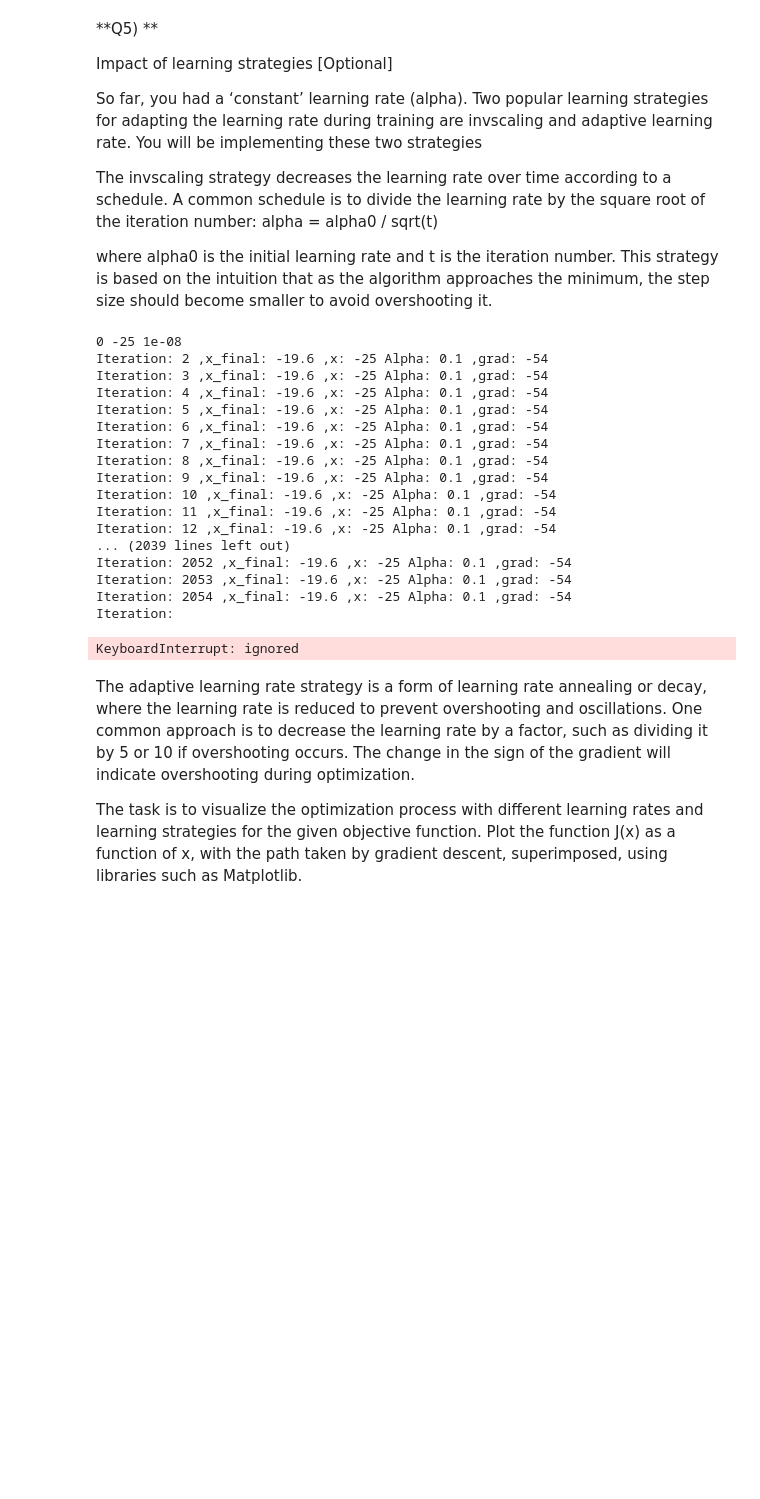
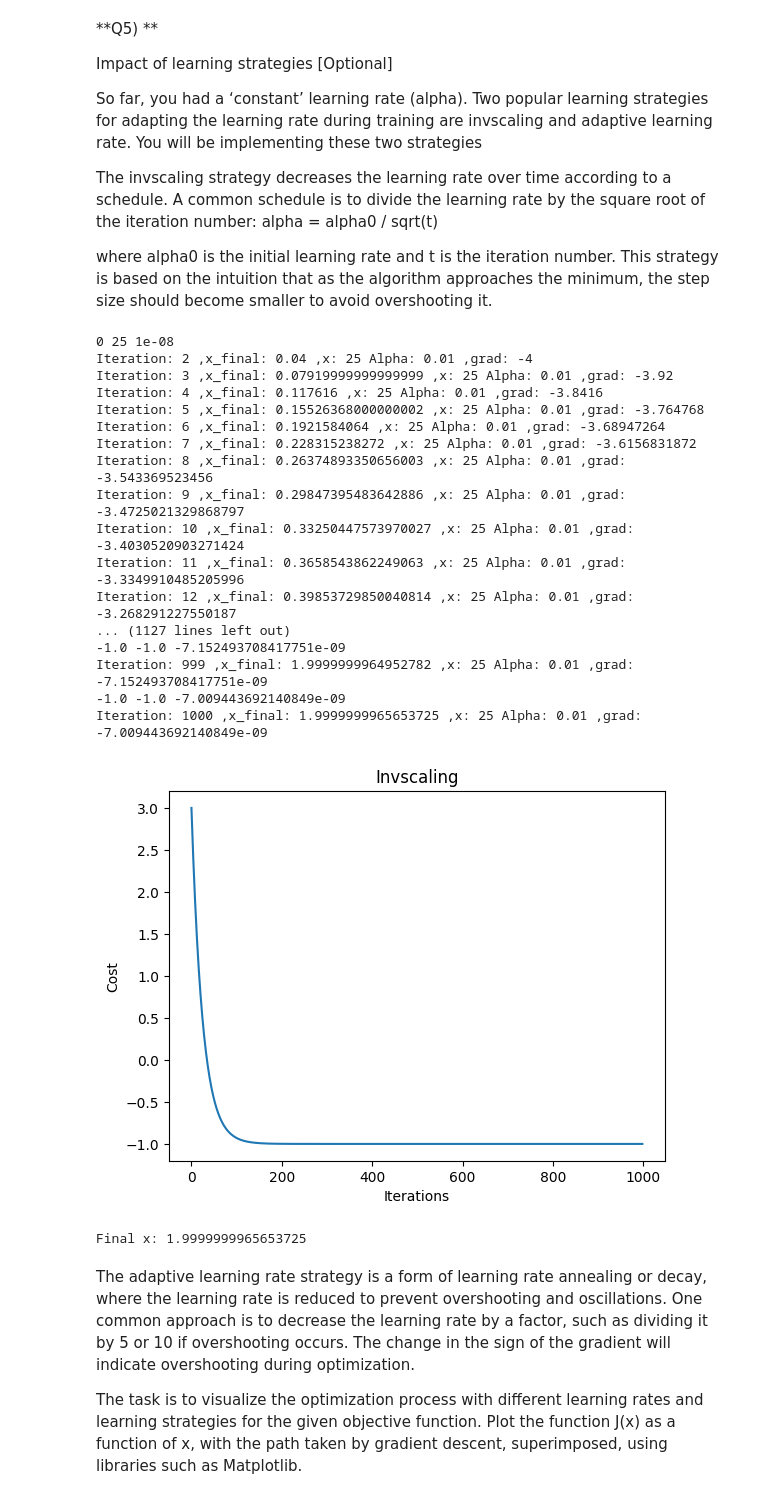
Before and after one commit to reddyp4/GeneralCoding, a Jupyter notebook: ML/Colab/11_Statistics2/CalculusPrimerGradDescent_Ass.ipynb, the cells around one changed output. Saved outputs shown, nothing was run; the diff lists cells and outputs as text; code cells hidden in the pictures; blank space fills up the shorter version.

Commit message:
Finished Grad Descent

```diff
--- a/ML/Colab/11_Statistics2/CalculusPrimerGradDescent_Ass.ipynb
+++ b/ML/Colab/11_Statistics2/CalculusPrimerGradDescent_Ass.ipynb
@@ -283,53 +283,55 @@ def gradient_descent_invscaling(J, dJ, x, alpha, tol,tol2, max_iters):
   Alpha_result=[]
   J_result=[]
   print(x_final,x,tol)
-  while ( (x_final-x)**2 > tol**2 ): #(i < max_iters) &
-    x_final = x
+  while (i < max_iters): #( (x_final-x)**2 > tol**2 ): # &
+    #x_final = x
     J_result.append(J(x_final))
     Alpha_result.append(alpha)
     grad = dJ(x_final)
     x_final += -grad*alpha
-    if((x_final-x)**2 < tol2):
-      alpha = alpha/math.sqrt(i)
+    if i>1 and np.sign(J_result[-1] - J_result[-2]) != np.sign(grad): # ((x_final-x)**2 < tol2):
+      print(J_result[-1],J_result[-2],grad)
+      alpha = alpha/1 #math.sqrt(i)
     i+=1
     print("Iteration:",i,",x_final:",x_final,",x:",x,"Alpha:",alpha,",grad:",grad)
 
   return x_final,J_result
 # %%
 #Change the learning rate = alpha and check the convergence
-x2 = -25
-alpha5 = 0.1
+x2 = 25
+alpha5 = 0.01
 tol1 = 0.00000001
 num_iter1 = 10
 
 [x_result, J_result5] = gradient_descent_invscaling(J_cost,dJ,x2,alpha5,tol1,0.1,num_iters1)
 
 plt.plot(J_result5)
 plt.xlabel("Iterations")
 plt.ylabel("Cost")
 plt.title("Invscaling")
 plt.show()
 
 print("Final x:",x_result)
 # %% [output]
-0 -25 1e-08
-Iteration: 2 ,x_final: -19.6 ,x: -25 Alpha: 0.1 ,grad: -54
-Iteration: 3 ,x_final: -19.6 ,x: -25 Alpha: 0.1 ,grad: -54
-Iteration: 4 ,x_final: -19.6 ,x: -25 Alpha: 0.1 ,grad: -54
-Iteration: 5 ,x_final: -19.6 ,x: -25 Alpha: 0.1 ,grad: -54
-Iteration: 6 ,x_final: -19.6 ,x: -25 Alpha: 0.1 ,grad: -54
-Iteration: 7 ,x_final: -19.6 ,x: -25 Alpha: 0.1 ,grad: -54
-Iteration: 8 ,x_final: -19.6 ,x: -25 Alpha: 0.1 ,grad: -54
-Iteration: 9 ,x_final: -19.6 ,x: -25 Alpha: 0.1 ,grad: -54
-Iteration: 10 ,x_final: -19.6 ,x: -25 Alpha: 0.1 ,grad: -54
-Iteration: 11 ,x_final: -19.6 ,x: -25 Alpha: 0.1 ,grad: -54
-Iteration: 12 ,x_final: -19.6 ,x: -25 Alpha: 0.1 ,grad: -54
-... (2039 lines left out)
-Iteration: 2052 ,x_final: -19.6 ,x: -25 Alpha: 0.1 ,grad: -54
-Iteration: 2053 ,x_final: -19.6 ,x: -25 Alpha: 0.1 ,grad: -54
-Iteration: 2054 ,x_final: -19.6 ,x: -25 Alpha: 0.1 ,grad: -54
-Iteration:
+0 25 1e-08
+Iteration: 2 ,x_final: 0.04 ,x: 25 Alpha: 0.01 ,grad: -4
+Iteration: 3 ,x_final: 0.07919999999999999 ,x: 25 Alpha: 0.01 ,grad: -3.92
+Iteration: 4 ,x_final: 0.117616 ,x: 25 Alpha: 0.01 ,grad: -3.8416
+Iteration: 5 ,x_final: 0.15526368000000002 ,x: 25 Alpha: 0.01 ,grad: -3.764768
+Iteration: 6 ,x_final: 0.1921584064 ,x: 25 Alpha: 0.01 ,grad: -3.68947264
+Iteration: 7 ,x_final: 0.228315238272 ,x: 25 Alpha: 0.01 ,grad: -3.6156831872
+Iteration: 8 ,x_final: 0.26374893350656003 ,x: 25 Alpha: 0.01 ,grad: -3.543369523456
+Iteration: 9 ,x_final: 0.29847395483642886 ,x: 25 Alpha: 0.01 ,grad: -3.4725021329868797
+Iteration: 10 ,x_final: 0.33250447573970027 ,x: 25 Alpha: 0.01 ,grad: -3.4030520903271424
+Iteration: 11 ,x_final: 0.3658543862249063 ,x: 25 Alpha: 0.01 ,grad: -3.3349910485205996
+Iteration: 12 ,x_final: 0.39853729850040814 ,x: 25 Alpha: 0.01 ,grad: -3.268291227550187
+... (1127 lines left out)
+-1.0 -1.0 -7.152493708417751e-09
+Iteration: 999 ,x_final: 1.9999999964952782 ,x: 25 Alpha: 0.01 ,grad: -7.152493708417751e-09
+-1.0 -1.0 -7.009443692140849e-09
+Iteration: 1000 ,x_final: 1.9999999965653725 ,x: 25 Alpha: 0.01 ,grad: -7.009443692140849e-09
+[figure, added]
-KeyboardInterrupt: ignored
+Final x: 1.9999999965653725
 # %% [markdown]
 The adaptive learning rate strategy is a form of learning rate annealing or decay, where the learning rate is reduced to prevent overshooting and oscillations. One common approach is to decrease the learning rate by a factor, such as dividing it by 5 or 10 if overshooting occurs. The change in the sign of the gradient will indicate overshooting during optimization.
 
```
